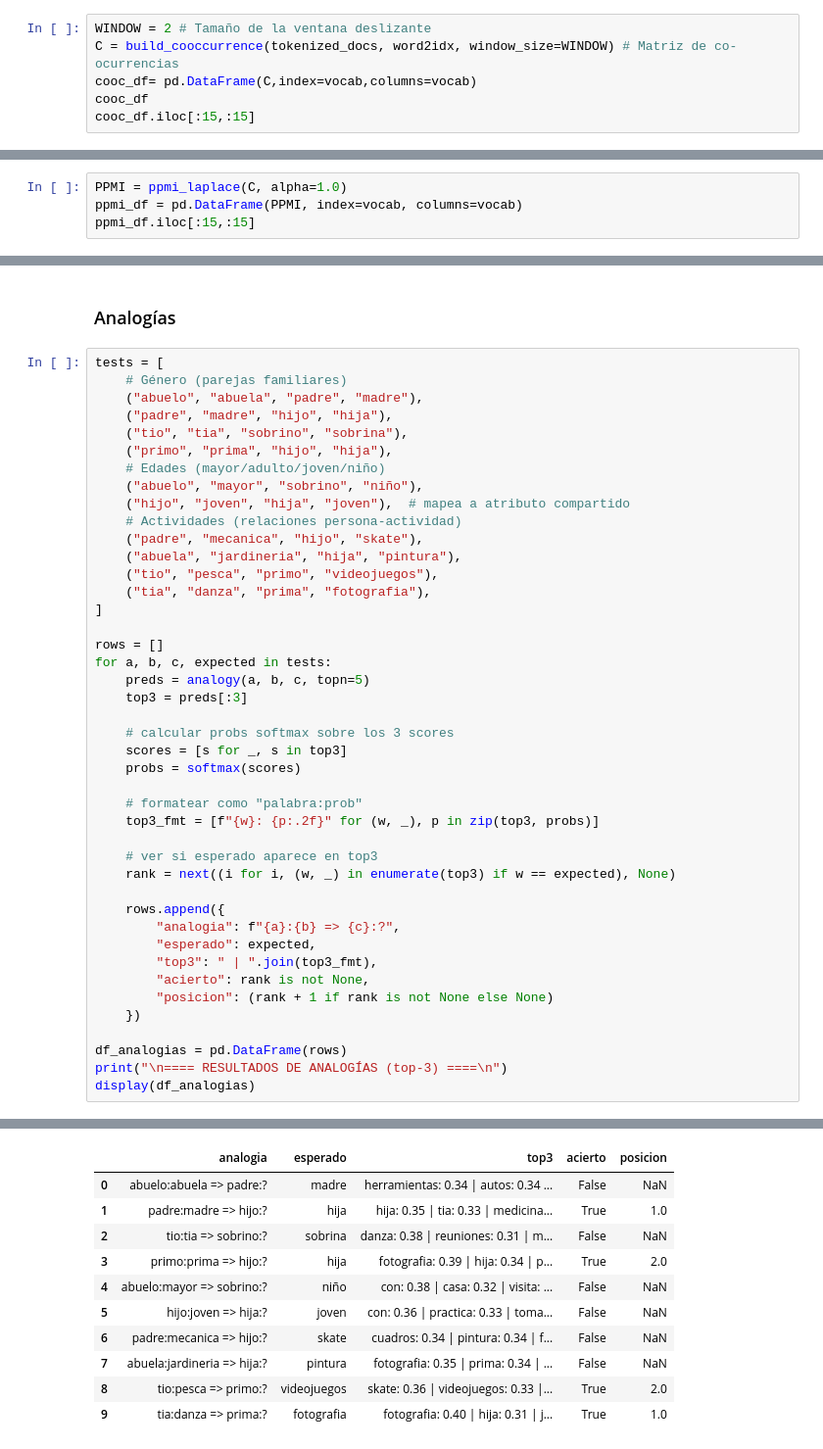
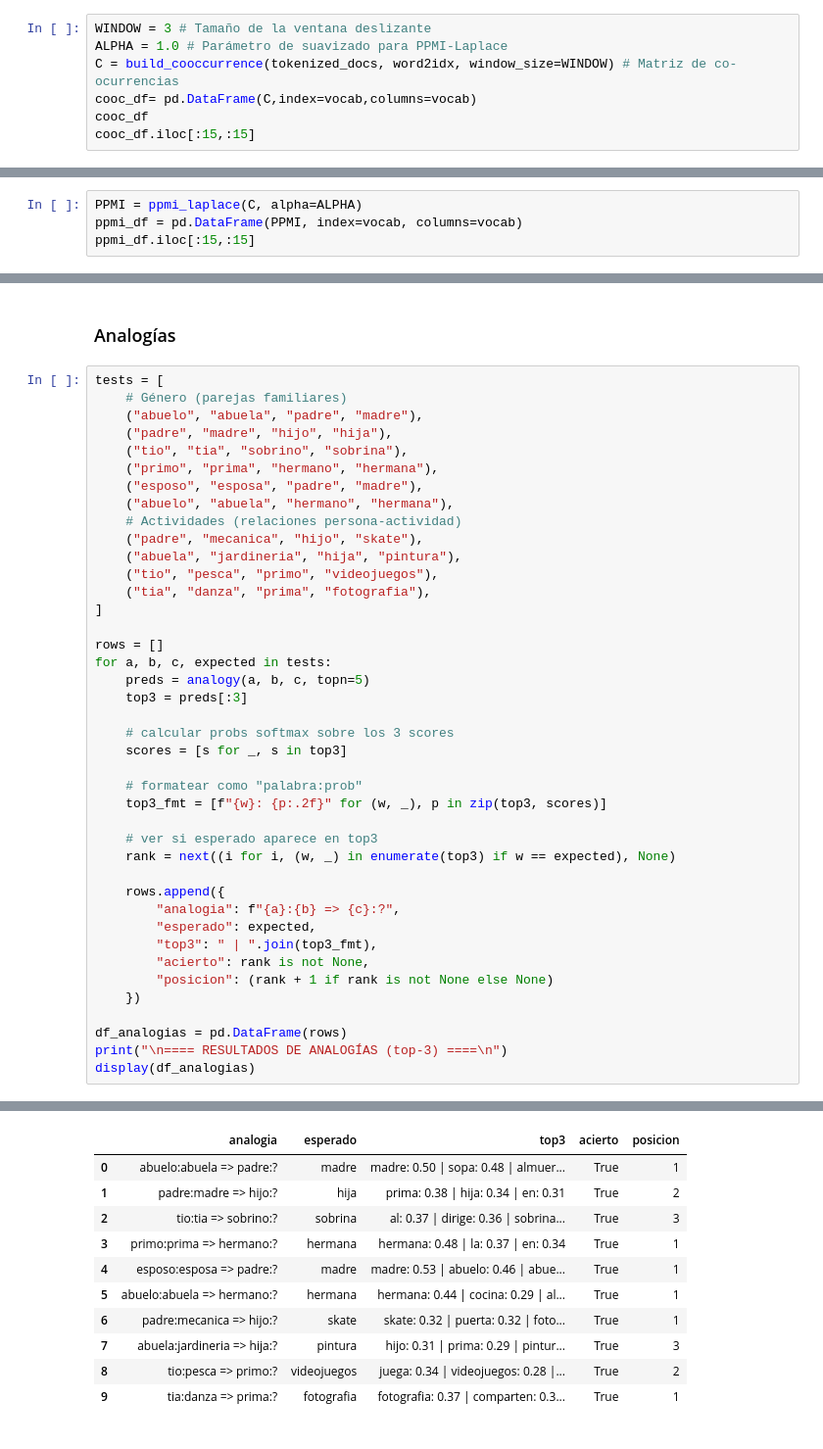
Before and after one commit to LeivaDiego/NLP-Lab5, a Jupyter notebook: Laboratorio 5 Vectorizacion.ipynb, the cells around one changed output, grey strips where cells are left out. Shown at 98% size. Cells and saved outputs as stored; diff of their text form.

```diff
--- a/Laboratorio 5 Vectorizacion.ipynb
+++ b/Laboratorio 5 Vectorizacion.ipynb
@@ -141,7 +152,8 @@ def build_cooccurrence(tokenized_docs, word2idx, window_size=2):
                 M[wi, cj] += 1.0
     return M
 # %%
-WINDOW = 2 # Tamaño de la ventana deslizante
+WINDOW = 3 # Tamaño de la ventana deslizante
+ALPHA = 1.0 # Parámetro de suavizado para PPMI-Laplace
 C = build_cooccurrence(tokenized_docs, word2idx, window_size=WINDOW) # Matriz de co-ocurrencias
 cooc_df= pd.DataFrame(C,index=vocab,columns=vocab)
 cooc_df
@@ -184,7 +196,7 @@ def ppmi_laplace(C, alpha=1.0, eps=1e-12):
     PMI = np.log((Pwc + eps) / (Pw @ Pc + eps))
     return np.maximum(PMI, 0.0)
 # %%
-PPMI = ppmi_laplace(C, alpha=1.0)
+PPMI = ppmi_laplace(C, alpha=ALPHA)
 ppmi_df = pd.DataFrame(PPMI, index=vocab, columns=vocab)
 ppmi_df.iloc[:15,:15]
 # %% [output]
@@ -385,10 +384,9 @@ tests = [
     ("abuelo", "abuela", "padre", "madre"),
     ("padre", "madre", "hijo", "hija"),
     ("tio", "tia", "sobrino", "sobrina"),
-    ("primo", "prima", "hijo", "hija"),
-    # Edades (mayor/adulto/joven/niño)
-    ("abuelo", "mayor", "sobrino", "niño"),
-    ("hijo", "joven", "hija", "joven"),  # mapea a atributo compartido
+    ("primo", "prima", "hermano", "hermana"),
+    ("esposo", "esposa", "padre", "madre"),
+    ("abuelo", "abuela", "hermano", "hermana"),
     # Actividades (relaciones persona-actividad)
     ("padre", "mecanica", "hijo", "skate"),
     ("abuela", "jardineria", "hija", "pintura"),
@@ -396,42 +394,41 @@ tests = [
     ("tia", "danza", "prima", "fotografia"),
 ]
 
 rows = []
 for a, b, c, expected in tests:
     preds = analogy(a, b, c, topn=5)
     top3 = preds[:3]
 
     # calcular probs softmax sobre los 3 scores
     scores = [s for _, s in top3]
-    probs = softmax(scores)
 
     # formatear como "palabra:prob"
-    top3_fmt = [f"{w}: {p:.2f}" for (w, _), p in zip(top3, probs)]
+    top3_fmt = [f"{w}: {p:.2f}" for (w, _), p in zip(top3, scores)]
 
     # ver si esperado aparece en top3
     rank = next((i for i, (w, _) in enumerate(top3) if w == expected), None)
 
     rows.append({
         "analogia": f"{a}:{b} => {c}:?",
         "esperado": expected,
         "top3": " | ".join(top3_fmt),
         "acierto": rank is not None,
         "posicion": (rank + 1 if rank is not None else None)
     })
 
 df_analogias = pd.DataFrame(rows)
 print("\n==== RESULTADOS DE ANALOGÍAS (top-3) ====\n")
 display(df_analogias)
 # %% [output]
 ==== RESULTADOS DE ANALOGÍAS (top-3) ====
 |  | analogia | esperado | top3 | acierto | posicion |
-| 0 | abuelo:abuela => padre:? | madre | herramientas: 0.34 | autos: 0.34 ... | False | NaN |
-| 1 | padre:madre => hijo:? | hija | hija: 0.35 | tia: 0.33 | medicina... | True | 1.0 |
-| 2 | tio:tia => sobrino:? | sobrina | danza: 0.38 | reuniones: 0.31 | m... | False | NaN |
-| 3 | primo:prima => hijo:? | hija | fotografia: 0.39 | hija: 0.34 | p... | True | 2.0 |
-| 4 | abuelo:mayor => sobrino:? | niño | con: 0.38 | casa: 0.32 | visita: ... | False | NaN |
-| 5 | hijo:joven => hija:? | joven | con: 0.36 | practica: 0.33 | toma... | False | NaN |
-| 6 | padre:mecanica => hijo:? | skate | cuadros: 0.34 | pintura: 0.34 | f... | False | NaN |
-| 7 | abuela:jardineria => hija:? | pintura | fotografia: 0.35 | prima: 0.34 | ... | False | NaN |
-| 8 | tio:pesca => primo:? | videojuegos | skate: 0.36 | videojuegos: 0.33 |... | True | 2.0 |
-| 9 | tia:danza => prima:? | fotografia | fotografia: 0.40 | hija: 0.31 | j... | True | 1.0 |
+| 0 | abuelo:abuela => padre:? | madre | madre: 0.50 | sopa: 0.48 | almuer... | True | 1 |
+| 1 | padre:madre => hijo:? | hija | prima: 0.38 | hija: 0.34 | en: 0.31 | True | 2 |
+| 2 | tio:tia => sobrino:? | sobrina | al: 0.37 | dirige: 0.36 | sobrina... | True | 3 |
+| 3 | primo:prima => hermano:? | hermana | hermana: 0.48 | la: 0.37 | en: 0.34 | True | 1 |
+| 4 | esposo:esposa => padre:? | madre | madre: 0.53 | abuelo: 0.46 | abue... | True | 1 |
+| 5 | abuelo:abuela => hermano:? | hermana | hermana: 0.44 | cocina: 0.29 | al... | True | 1 |
+| 6 | padre:mecanica => hijo:? | skate | skate: 0.32 | puerta: 0.32 | foto... | True | 1 |
+| 7 | abuela:jardineria => hija:? | pintura | hijo: 0.31 | prima: 0.29 | pintur... | True | 3 |
+| 8 | tio:pesca => primo:? | videojuegos | juega: 0.34 | videojuegos: 0.28 |... | True | 2 |
+| 9 | tia:danza => prima:? | fotografia | fotografia: 0.37 | comparten: 0.3... | True | 1 |
```
Also changed, not shown: parts of 7 cells of this notebook.
